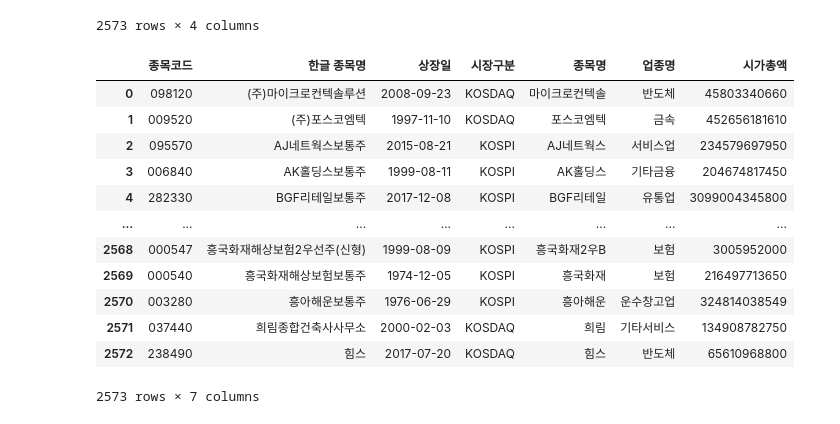
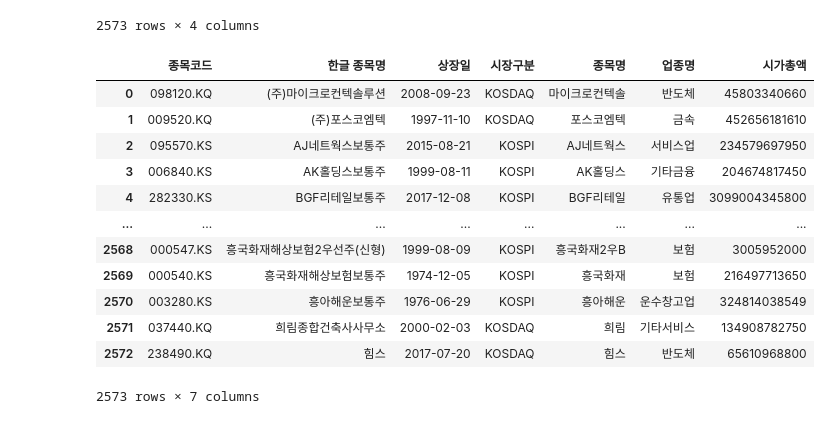
Before and after one commit to giokim12/data-preprocessing, a Jupyter notebook: stock_data.ipynb, the cells around one changed output. Drawn from its saved outputs; the diff is of its cells as text; code cells hidden in the pictures.

```diff
--- a/stock_data.ipynb
+++ b/stock_data.ipynb
@@ -76,24 +79,29 @@ kospi_kosdaq
 | 1628 | 037440 | 희림 | 기타서비스 | 134908782750 |
 | 1629 | 238490 | 힘스 | 반도체 | 65610968800 |
 2573 rows × 4 columns
-# %%
-# 한국 전체 주식 기본 데이터 정리 끝 (2573개)
-korea_stocks = pd.merge(korean_market_all_basic , kospi_kosdaq, how = "inner", on = "종목코드")
-korea_stocks
-# %% [output]
-|  | 종목코드 | 한글 종목명 | 상장일 | 시장구분 | 종목명 | 업종명 | 시가총액 |
-| 0 | 098120 | (주)마이크로컨텍솔루션 | 2008-09-23 | KOSDAQ | 마이크로컨텍솔 | 반도체 | 45803340660 |
-| 1 | 009520 | (주)포스코엠텍 | 1997-11-10 | KOSDAQ | 포스코엠텍 | 금속 | 452656181610 |
-| 2 | 095570 | AJ네트웍스보통주 | 2015-08-21 | KOSPI | AJ네트웍스 | 서비스업 | 234579697950 |
-| 3 | 006840 | AK홀딩스보통주 | 1999-08-11 | KOSPI | AK홀딩스 | 기타금융 | 204674817450 |
-| 4 | 282330 | BGF리테일보통주 | 2017-12-08 | KOSPI | BGF리테일 | 유통업 | 3099004345800 |
-| ... | ... | ... | ... | ... | ... | ... | ... |
-| 2568 | 000547 | 흥국화재해상보험2우선주(신형) | 1999-08-09 | KOSPI | 흥국화재2우B | 보험 | 3005952000 |
-| 2569 | 000540 | 흥국화재해상보험보통주 | 1974-12-05 | KOSPI | 흥국화재 | 보험 | 216497713650 |
-| 2570 | 003280 | 흥아해운보통주 | 1976-06-29 | KOSPI | 흥아해운 | 운수창고업 | 324814038549 |
-| 2571 | 037440 | 희림종합건축사사무소 | 2000-02-03 | KOSDAQ | 희림 | 기타서비스 | 134908782750 |
-| 2572 | 238490 | 힘스 | 2017-07-20 | KOSDAQ | 힘스 | 반도체 | 65610968800 |
-2573 rows × 7 columns
+# %%
+# 한국 전체
+korea_stocks = pd.merge(korean_market_all_basic , kospi_kosdaq, how = "inner", on = "종목코드")
+# 코스피는 뒤에 '.ks', 코스닥은 뒤에 '.kq'
+kospi_condition = (korea_stocks['시장구분']=='KOSPI')
+kosdaq_condition = (korea_stocks['시장구분']=='KOSDAQ')
+korea_stocks.loc[(kospi_condition), "종목코드"] = korea_stocks['종목코드']+".KS"
+korea_stocks.loc[(kosdaq_condition), "종목코드"] = korea_stocks['종목코드']+".KQ"
+korea_stocks
+# %% [output]
+|  | 종목코드 | 한글 종목명 | 상장일 | 시장구분 | 종목명 | 업종명 | 시가총액 |
+| 0 | 098120.KQ | (주)마이크로컨텍솔루션 | 2008-09-23 | KOSDAQ | 마이크로컨텍솔 | 반도체 | 45803340660 |
+| 1 | 009520.KQ | (주)포스코엠텍 | 1997-11-10 | KOSDAQ | 포스코엠텍 | 금속 | 452656181610 |
+| 2 | 095570.KS | AJ네트웍스보통주 | 2015-08-21 | KOSPI | AJ네트웍스 | 서비스업 | 234579697950 |
+| 3 | 006840.KS | AK홀딩스보통주 | 1999-08-11 | KOSPI | AK홀딩스 | 기타금융 | 204674817450 |
+| 4 | 282330.KS | BGF리테일보통주 | 2017-12-08 | KOSPI | BGF리테일 | 유통업 | 3099004345800 |
+| ... | ... | ... | ... | ... | ... | ... | ... |
+| 2568 | 000547.KS | 흥국화재해상보험2우선주(신형) | 1999-08-09 | KOSPI | 흥국화재2우B | 보험 | 3005952000 |
+| 2569 | 000540.KS | 흥국화재해상보험보통주 | 1974-12-05 | KOSPI | 흥국화재 | 보험 | 216497713650 |
+| 2570 | 003280.KS | 흥아해운보통주 | 1976-06-29 | KOSPI | 흥아해운 | 운수창고업 | 324814038549 |
+| 2571 | 037440.KQ | 희림종합건축사사무소 | 2000-02-03 | KOSDAQ | 희림 | 기타서비스 | 134908782750 |
+| 2572 | 238490.KQ | 힘스 | 2017-07-20 | KOSDAQ | 힘스 | 반도체 | 65610968800 |
+2573 rows × 7 columns
 # %%
 # 나스닥에서 mega랑 large만 필터링에서 다 다운로드받은거(214개 기업)
 nasdaq = pd.read_csv("./nasdaq.csv")
```
Also changed, not shown: parts of 7 cells of this notebook, 5 other files.
